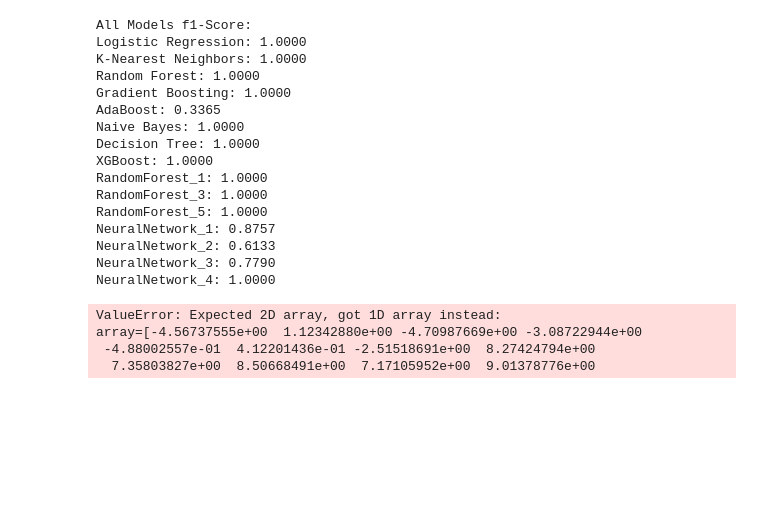
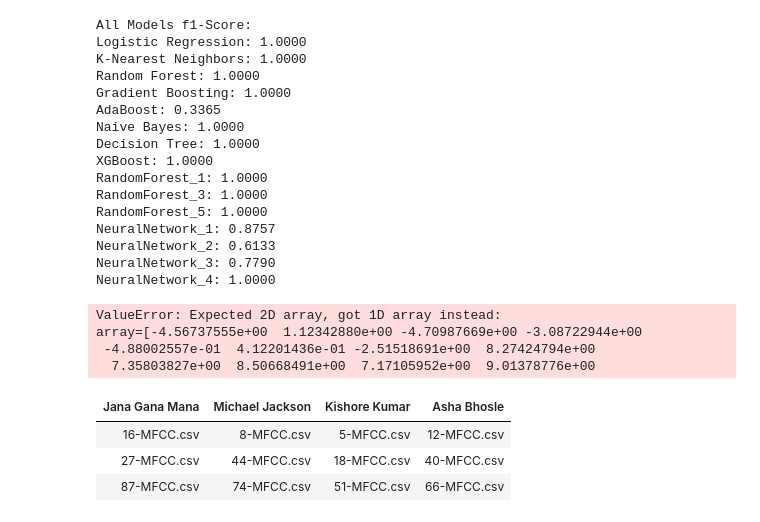
Before and after one commit to Nirraaav/DS203-Project, a Jupyter notebook: Saha_Classification_Model.ipynb, the cells around one changed output. Saved outputs shown, nothing was run; the diff lists cells and outputs as text; code cells hidden in the pictures; blank space fills up the shorter version.

```diff
--- a/Saha_Classification_Model.ipynb
+++ b/Saha_Classification_Model.ipynb
@@ -1068,3 +1068,41 @@ ValueError: Expected 2D array, got 1D array instead:
 array=[-4.56737555e+00  1.12342880e+00 -4.70987669e+00 -3.08722944e+00
  -4.88002557e-01  4.12201436e-01 -2.51518691e+00  8.27424794e+00
   7.35803827e+00  8.50668491e+00  7.17105952e+00  9.01378776e+00
+# %%
+import pandas as pd
+
+# Create the data for the table, where each number is in a separate cell
+data = {
+    "Jana Gana Mana": ["16-MFCC.csv", "27-MFCC.csv", "87-MFCC.csv"],
+    "Michael Jackson": ["8-MFCC.csv", "44-MFCC.csv", "74-MFCC.csv"],
+    "Kishore Kumar": ["5-MFCC.csv", "18-MFCC.csv", "51-MFCC.csv"],
+    "Asha Bhosle": ["12-MFCC.csv", "40-MFCC.csv", "66-MFCC.csv"]
+}
+
+# Create a DataFrame
+df = pd.DataFrame(data)
+
+# Increase the display size by adjusting pandas options
+pd.set_option('display.max_rows', None)  # Show all rows
+pd.set_option('display.max_columns', None)  # Show all columns
+pd.set_option('display.width', 1000)  # Set the display width to a larger value
+pd.set_option('display.max_colwidth', None)  # Don't truncate column content
+
+# Apply larger font size to the whole table and center the text
+styled_df = df.style.set_properties(**{
+    'font-size': '12pt',  # Set the font size for the table content
+    'text-align': 'center'  # Center-align the text in each cell
+})
+
+# Apply larger font size to the column headers and center them
+styled_df = styled_df.set_table_styles({
+    'headers': [{'selector': 'th', 'props': [('font-size', '32pt'), ('text-align', 'center')]}]  # Set font size and center column headers
+})
+
+# Display the styled DataFrame without the index
+styled_df.hide(axis="index")
+# %% [output]
+| Jana Gana Mana | Michael Jackson | Kishore Kumar | Asha Bhosle |
+| 16-MFCC.csv | 8-MFCC.csv | 5-MFCC.csv | 12-MFCC.csv |
+| 27-MFCC.csv | 44-MFCC.csv | 18-MFCC.csv | 40-MFCC.csv |
+| 87-MFCC.csv | 74-MFCC.csv | 51-MFCC.csv | 66-MFCC.csv |
```
Also changed, not shown: 49 other files.
